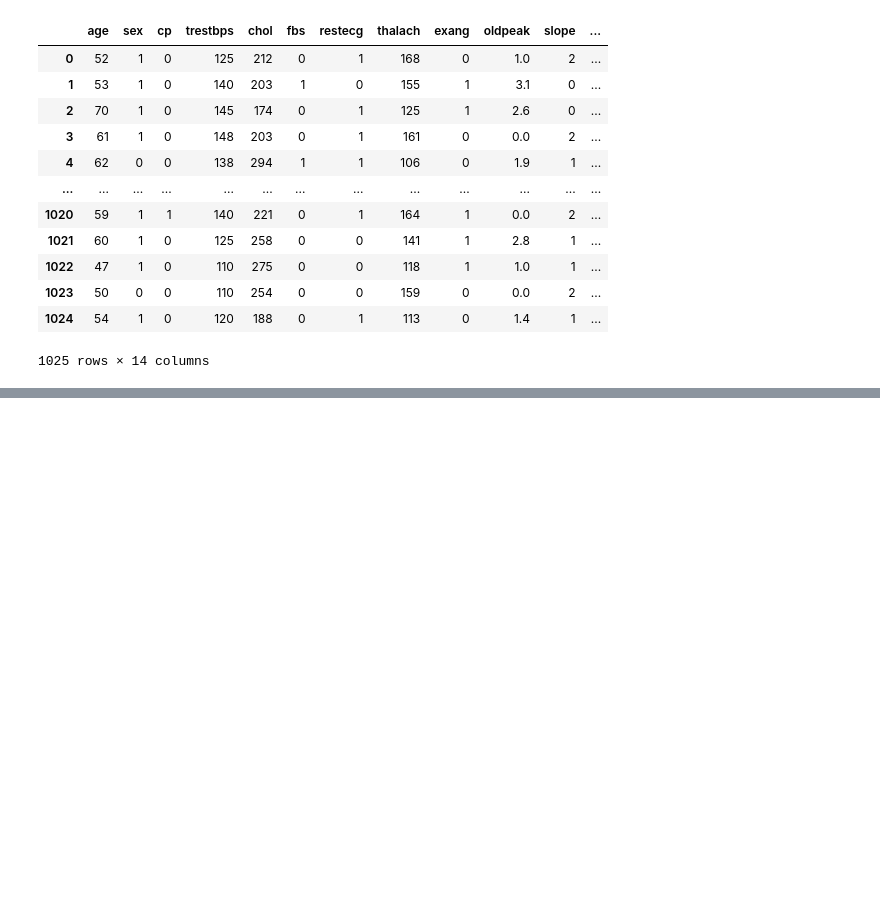
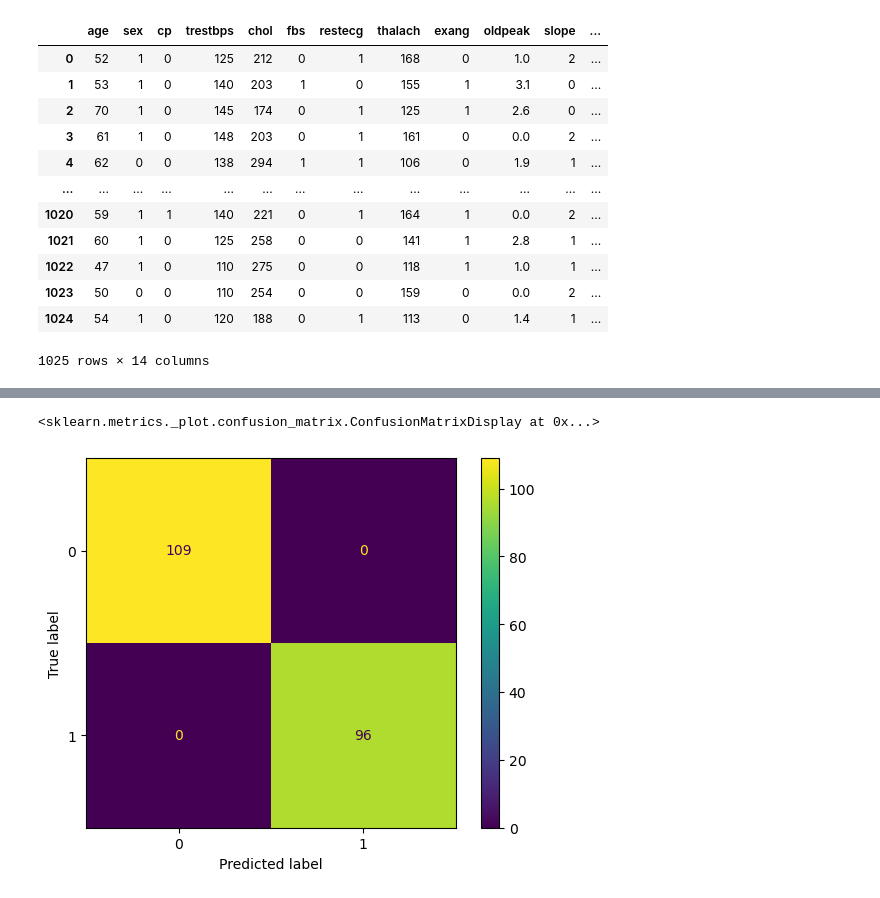
Before and after one commit to anthonyciero82/Machine-Learning-Project-1, a Jupyter notebook: Project 1.ipynb, the cells around one changed output, grey strips where cells are left out. Drawn from its saved outputs; the diff is of its cells as text; code cells hidden in the pictures; blank space fills up the shorter version.

Commit message:
linear basis function + report info

```diff
--- a/Project 1.ipynb
+++ b/Project 1.ipynb
@@ -106,0 +126,69 @@ weighted avg       0.82      0.81      0.81       205
+# %%
+# use polynomial features for logistic regression to perform linear basis function
+from sklearn.preprocessing import PolynomialFeatures
+
+# desired hyperparameters degree and C value (regularization parameter)
+degrees = [1, 2, 3]
+cValues = [0.01, 0.1, 1, 10]
+
+# variables to track to see what hyperparameters and model produce the best accuracy
+bestValidationAcc = 0
+bestDegree = 0
+bestCValue = 0
+bestModel = None
+bestPoly = None
+
+# test model using different hyperparamters
+for d in degrees:
+
+    # different polynomial to get polynomial and interaction features
+    poly = PolynomialFeatures(degree=d, include_bias=False)
+
+    # fit and transform for training and validation model
+    trainPoly = poly.fit_transform(scaledTrainX)
+    validationPoly = poly.transform(scaledValidationX)
+
+    # use different regularization parameters
+    for c in cValues:
+
+        # create and fit model using polynomial data, regularization parameters, and max iterations to find optimal solution
+        model = LogisticRegression(C=c, max_iter=1000)
+        model.fit(trainPoly, trainY)
+
+        # predict to find validation prediction
+        validationPrediction = model.predict(validationPoly)
+
+        validationAcc = accuracy_score(validationY, validationPrediction)
+
+        print("Degree:", d, "C:", c, "Validation Accuracy:", validationAcc)
+
+        if validationAcc > bestValidationAcc:
+            bestValidationAcc = validationAcc
+            bestDegree = d
+            bestC = c
+            bestModel = model
+            bestPoly = poly
+
+print()
+print("Best Degree:", bestDegree)
+print("Best C Value:", bestC)
+print("Best Validation Accuracy:", bestValidationAcc)
+
+# transform using best polynomial and use the best model to find the test prediction
+testPoly = bestPoly.transform(scaledTestX)
+testPrediction = bestModel.predict(testPoly)
+
+print("Final Test Accuracy:", accuracy_score(testY, testPrediction))
+
+# print predicted and true class labels
+print('\nPredicted class labels:\n', testPrediction)
+print('\nTrue class labels:\n', testY.to_numpy())
+
+# print quality metrics
+print('\nClassification Report:\n\n', classification_report(testY, testPrediction))
+
+# confusion matrix
+confusionMatrix = confusion_matrix(testY, testPrediction)
+display = ConfusionMatrixDisplay(confusion_matrix=confusionMatrix)
+display.plot()
+# %% [output]
@@ -106,0 +212,2 @@ weighted avg       0.82      0.81      0.81       205
+<sklearn.metrics._plot.confusion_matrix.ConfusionMatrixDisplay at 0x...>
+[figure, added]
```
Also changed, not shown: parts of 13 cells of this notebook.
